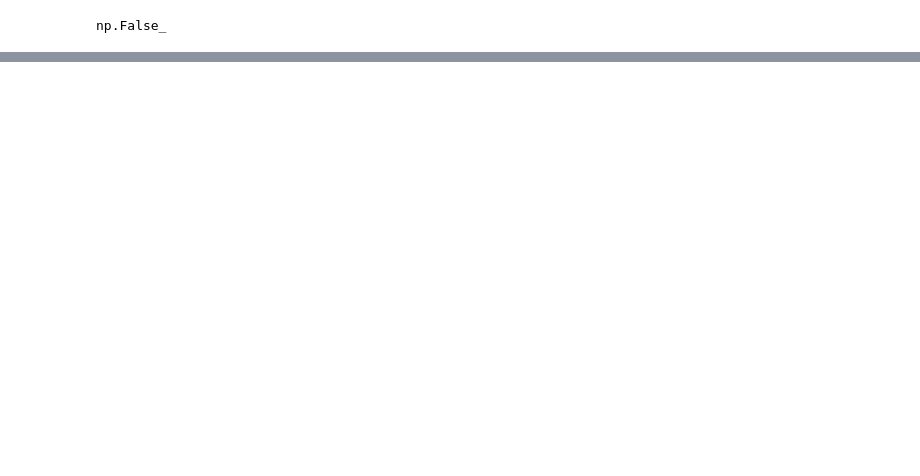
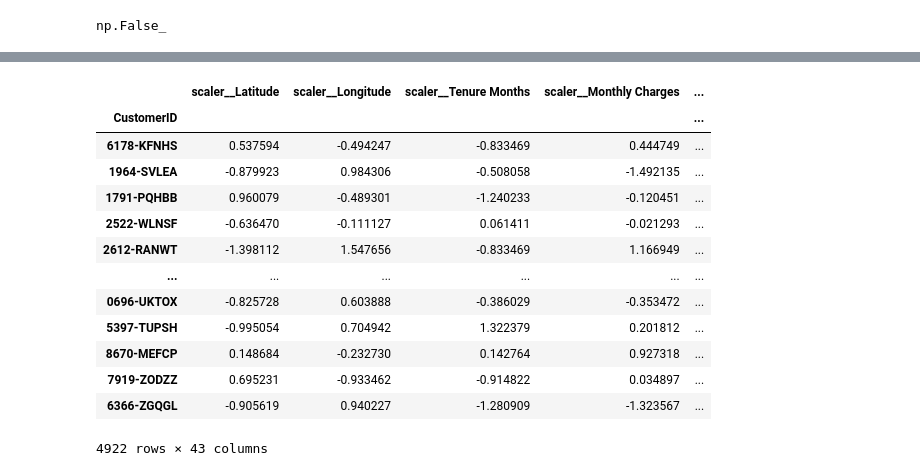
Before and after one commit to eudesgccunha/customer-churn-app, a Jupyter notebook: notebooks/customer_churn_tmp.ipynb, the cells around one changed output, grey strips where cells are left out. Saved outputs shown, nothing was run; the diff lists cells and outputs as text; code cells hidden in the pictures; blank space fills up the shorter version.

```diff
--- a/notebooks/customer_churn_tmp.ipynb
+++ b/notebooks/customer_churn_tmp.ipynb
@@ -141,0 +223,11 @@ np.False_
+# %%
+X = df[FEATURES]
+y = df[TARGET]
+
+X_train, X_test, y_train, y_test = train_test_split(X, y, test_size=0.3, stratify=y, random_state=42)
+# %%
+# pipeline pre-processador
+preprocessor = ColumnTransformer([
+    ('scaler', StandardScaler(), NUMERIC_FEATURES),
+    ('encoder', OneHotEncoder(drop='if_binary', sparse_output=False), CATEGORICAL_FEATURES)
+])
@@ -141,0 +253,2 @@ np.False_
+# %%
+preprocessor.fit(X_train)
@@ -141,0 +270,17 @@ np.False_
+# %%
+preprocessor.transform(X_train)
+# %% [output]
+|  | scaler__Latitude | scaler__Longitude | scaler__Tenure Months | scaler__Monthly Charges | ... |
+| CustomerID |  |  |  |  | ... |
+| 6178-KFNHS | 0.537594 | -0.494247 | -0.833469 | 0.444749 | ... |
+| 1964-SVLEA | -0.879923 | 0.984306 | -0.508058 | -1.492135 | ... |
+| 1791-PQHBB | 0.960079 | -0.489301 | -1.240233 | -0.120451 | ... |
+| 2522-WLNSF | -0.636470 | -0.111127 | 0.061411 | -0.021293 | ... |
+| 2612-RANWT | -1.398112 | 1.547656 | -0.833469 | 1.166949 | ... |
+| ... | ... | ... | ... | ... | ... |
+| 0696-UKTOX | -0.825728 | 0.603888 | -0.386029 | -0.353472 | ... |
+| 5397-TUPSH | -0.995054 | 0.704942 | 1.322379 | 0.201812 | ... |
+| 8670-MEFCP | 0.148684 | -0.232730 | 0.142764 | 0.927318 | ... |
+| 7919-ZODZZ | 0.695231 | -0.933462 | -0.914822 | 0.034897 | ... |
+| 6366-ZGQGL | -0.905619 | 0.940227 | -1.280909 | -1.323567 | ... |
+4922 rows × 43 columns
```
Also changed, not shown: parts of 26 cells of this notebook, 1 other file.
